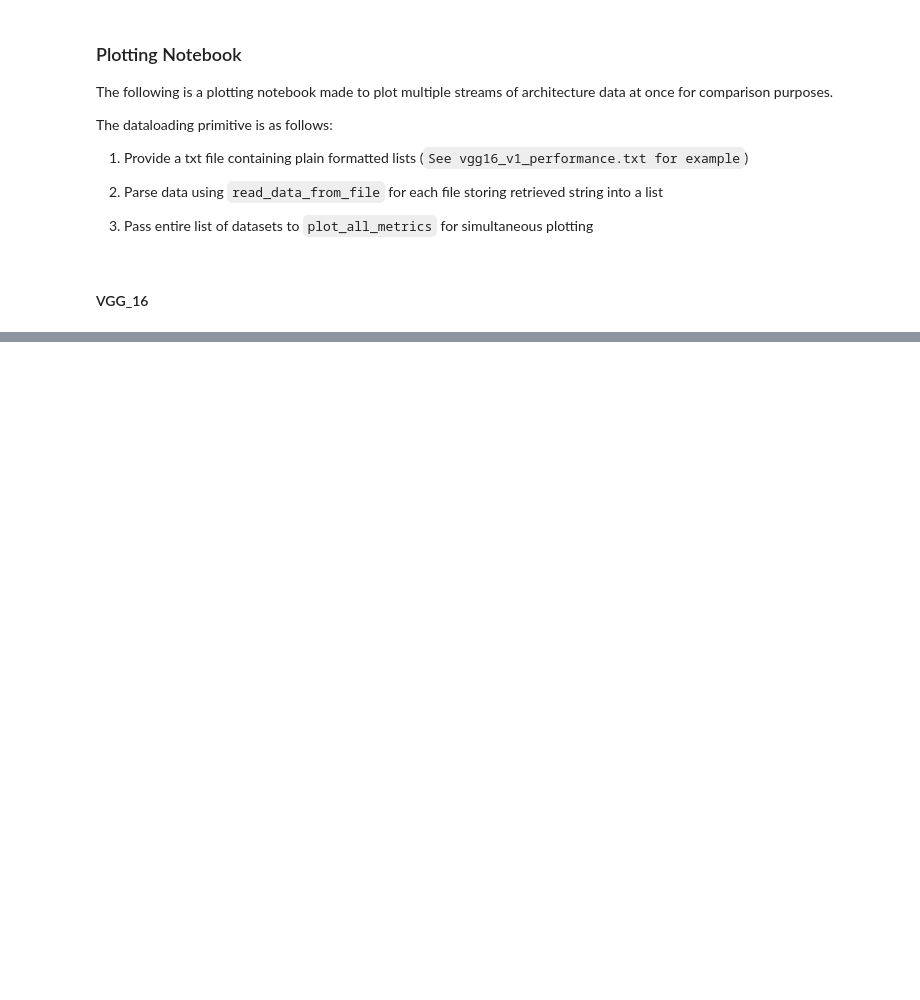
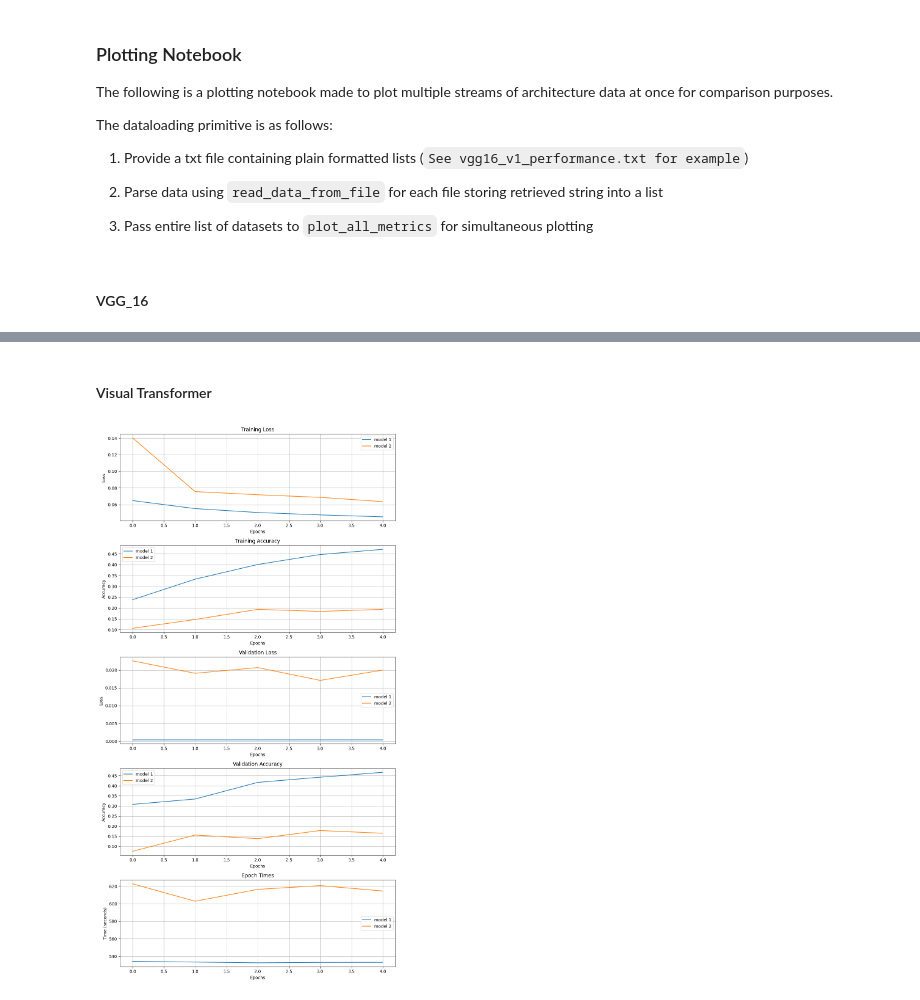
Before and after one commit to chriscamano/871_project, a Jupyter notebook: experiments/plotting.ipynb, the cells around one changed output, grey strips where cells are left out. Cells and saved outputs as stored; diff of their text form; code cells hidden in the pictures; blank space fills up the shorter version.

```diff
--- a/experiments/plotting.ipynb
+++ b/experiments/plotting.ipynb
@@ -32,0 +33,13 @@ plot_all_metrics(data,labels)
+# %% [markdown]
+#### Visual Transformer
+# %%
+
+file_path_1= '../performance_data/vis_performance.txt'
+data_1 = read_data_from_file(file_path_1)
+file_path_2= '../performance_data/vis_performance1.txt'
+data_2 = read_data_from_file(file_path_2)
+data = [data_1,data_2]
+labels= ["model 1","model 2"]
+plot_all_metrics(data,labels,title="Visual transformer")
+# %% [output]
+[figure, added]
```
Also changed, not shown: parts of 5 cells of this notebook, 2 other files.
